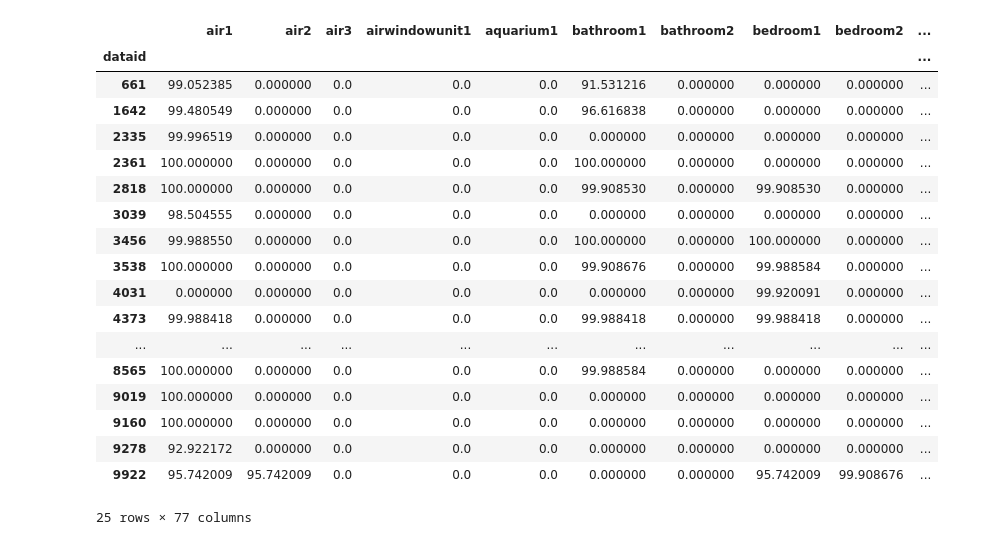
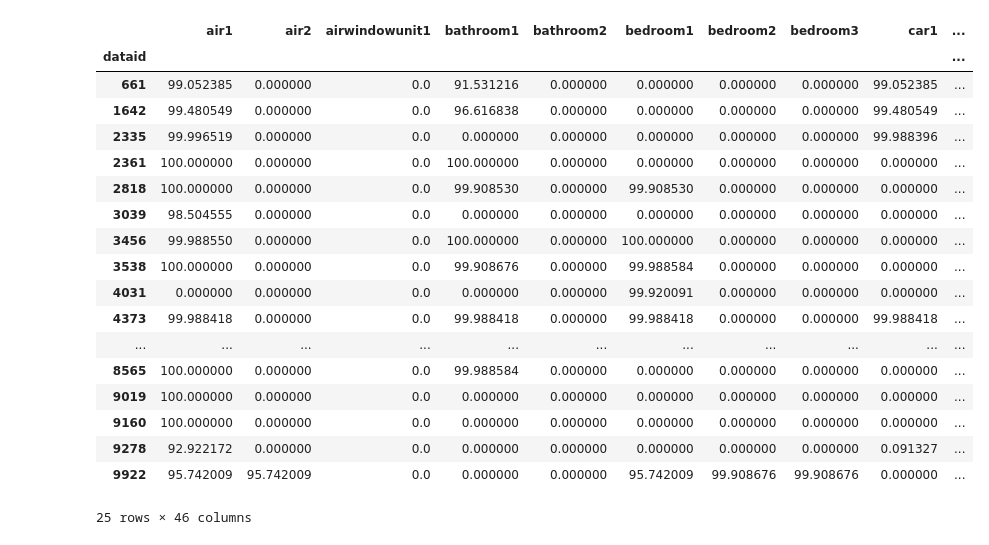
Before and after one commit to jackellishsieh/residential-power-forecasting, a Jupyter notebook: notebooks/pmn/pmn-pecan-eda.ipynb, the cells around one changed output. Drawn from its saved outputs; the diff is of its cells as text; code cells hidden in the pictures.

```diff
--- a/notebooks/pmn/pmn-pecan-eda.ipynb
+++ b/notebooks/pmn/pmn-pecan-eda.ipynb
@@ -44,27 +44,29 @@ coverage
 # %%
 feature_cols = [c for c in data_raw.columns if c not in ('dataid', 'localminute')]
 fill_pct = (
     data_raw.groupby('dataid')[feature_cols]
     .apply(lambda g: g.notna().mean() * 100)
 )
+cols_to_keep = fill_pct.columns[(fill_pct > 0).any(axis=0)]
+fill_pct = fill_pct[cols_to_keep]
 fill_pct
 # %% [output]
-|  | air1 | air2 | air3 | airwindowunit1 | aquarium1 | bathroom1 | bathroom2 | bedroom1 | bedroom2 | ... |
+|  | air1 | air2 | airwindowunit1 | bathroom1 | bathroom2 | bedroom1 | bedroom2 | bedroom3 | car1 | ... |
 | dataid |  |  |  |  |  |  |  |  |  | ... |
-| 661 | 99.052385 | 0.000000 | 0.0 | 0.0 | 0.0 | 91.531216 | 0.000000 | 0.000000 | 0.000000 | ... |
-| 1642 | 99.480549 | 0.000000 | 0.0 | 0.0 | 0.0 | 96.616838 | 0.000000 | 0.000000 | 0.000000 | ... |
-| 2335 | 99.996519 | 0.000000 | 0.0 | 0.0 | 0.0 | 0.000000 | 0.000000 | 0.000000 | 0.000000 | ... |
-| 2361 | 100.000000 | 0.000000 | 0.0 | 0.0 | 0.0 | 100.000000 | 0.000000 | 0.000000 | 0.000000 | ... |
-| 2818 | 100.000000 | 0.000000 | 0.0 | 0.0 | 0.0 | 99.908530 | 0.000000 | 99.908530 | 0.000000 | ... |
-| 3039 | 98.504555 | 0.000000 | 0.0 | 0.0 | 0.0 | 0.000000 | 0.000000 | 0.000000 | 0.000000 | ... |
-| 3456 | 99.988550 | 0.000000 | 0.0 | 0.0 | 0.0 | 100.000000 | 0.000000 | 100.000000 | 0.000000 | ... |
-| 3538 | 100.000000 | 0.000000 | 0.0 | 0.0 | 0.0 | 99.908676 | 0.000000 | 99.988584 | 0.000000 | ... |
-| 4031 | 0.000000 | 0.000000 | 0.0 | 0.0 | 0.0 | 0.000000 | 0.000000 | 99.920091 | 0.000000 | ... |
-| 4373 | 99.988418 | 0.000000 | 0.0 | 0.0 | 0.0 | 99.988418 | 0.000000 | 99.988418 | 0.000000 | ... |
+| 661 | 99.052385 | 0.000000 | 0.0 | 91.531216 | 0.000000 | 0.000000 | 0.000000 | 0.000000 | 99.052385 | ... |
+| 1642 | 99.480549 | 0.000000 | 0.0 | 96.616838 | 0.000000 | 0.000000 | 0.000000 | 0.000000 | 99.480549 | ... |
+| 2335 | 99.996519 | 0.000000 | 0.0 | 0.000000 | 0.000000 | 0.000000 | 0.000000 | 0.000000 | 99.988396 | ... |
+| 2361 | 100.000000 | 0.000000 | 0.0 | 100.000000 | 0.000000 | 0.000000 | 0.000000 | 0.000000 | 0.000000 | ... |
+| 2818 | 100.000000 | 0.000000 | 0.0 | 99.908530 | 0.000000 | 99.908530 | 0.000000 | 0.000000 | 0.000000 | ... |
+| 3039 | 98.504555 | 0.000000 | 0.0 | 0.000000 | 0.000000 | 0.000000 | 0.000000 | 0.000000 | 0.000000 | ... |
+| 3456 | 99.988550 | 0.000000 | 0.0 | 100.000000 | 0.000000 | 100.000000 | 0.000000 | 0.000000 | 0.000000 | ... |
+| 3538 | 100.000000 | 0.000000 | 0.0 | 99.908676 | 0.000000 | 99.988584 | 0.000000 | 0.000000 | 0.000000 | ... |
+| 4031 | 0.000000 | 0.000000 | 0.0 | 0.000000 | 0.000000 | 99.920091 | 0.000000 | 0.000000 | 0.000000 | ... |
+| 4373 | 99.988418 | 0.000000 | 0.0 | 99.988418 | 0.000000 | 99.988418 | 0.000000 | 0.000000 | 99.988418 | ... |
 | ... | ... | ... | ... | ... | ... | ... | ... | ... | ... | ... |
-| 8565 | 100.000000 | 0.000000 | 0.0 | 0.0 | 0.0 | 99.988584 | 0.000000 | 0.000000 | 0.000000 | ... |
-| 9019 | 100.000000 | 0.000000 | 0.0 | 0.0 | 0.0 | 0.000000 | 0.000000 | 0.000000 | 0.000000 | ... |
-| 9160 | 100.000000 | 0.000000 | 0.0 | 0.0 | 0.0 | 0.000000 | 0.000000 | 0.000000 | 0.000000 | ... |
-| 9278 | 92.922172 | 0.000000 | 0.0 | 0.0 | 0.0 | 0.000000 | 0.000000 | 0.000000 | 0.000000 | ... |
-| 9922 | 95.742009 | 95.742009 | 0.0 | 0.0 | 0.0 | 0.000000 | 0.000000 | 95.742009 | 99.908676 | ... |
+| 8565 | 100.000000 | 0.000000 | 0.0 | 99.988584 | 0.000000 | 0.000000 | 0.000000 | 0.000000 | 0.000000 | ... |
+| 9019 | 100.000000 | 0.000000 | 0.0 | 0.000000 | 0.000000 | 0.000000 | 0.000000 | 0.000000 | 0.000000 | ... |
+| 9160 | 100.000000 | 0.000000 | 0.0 | 0.000000 | 0.000000 | 0.000000 | 0.000000 | 0.000000 | 0.000000 | ... |
+| 9278 | 92.922172 | 0.000000 | 0.0 | 0.000000 | 0.000000 | 0.000000 | 0.000000 | 0.000000 | 0.091327 | ... |
+| 9922 | 95.742009 | 95.742009 | 0.0 | 0.000000 | 0.000000 | 95.742009 | 99.908676 | 99.908676 | 0.000000 | ... |
-25 rows × 77 columns
+25 rows × 46 columns
```
Also changed, not shown: parts of 6 cells of this notebook, 2 other files.
